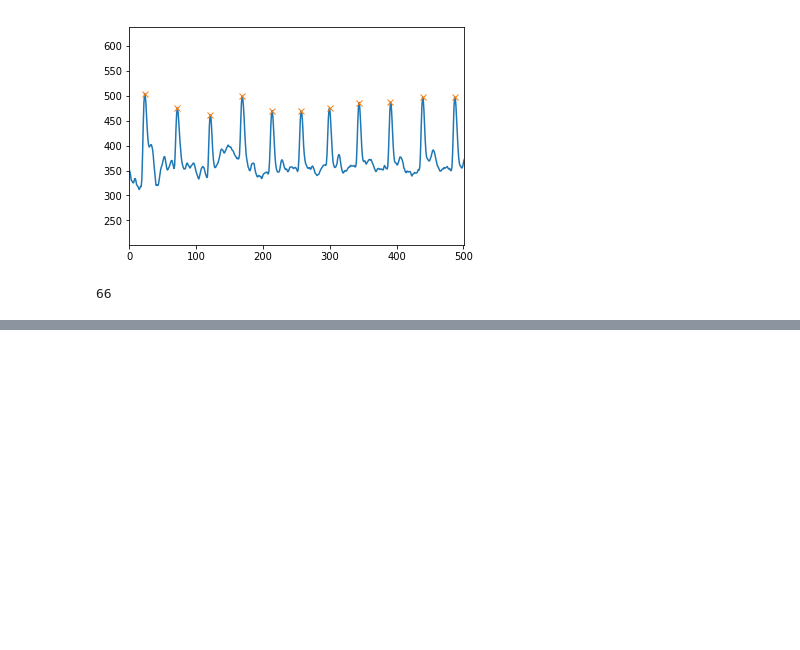
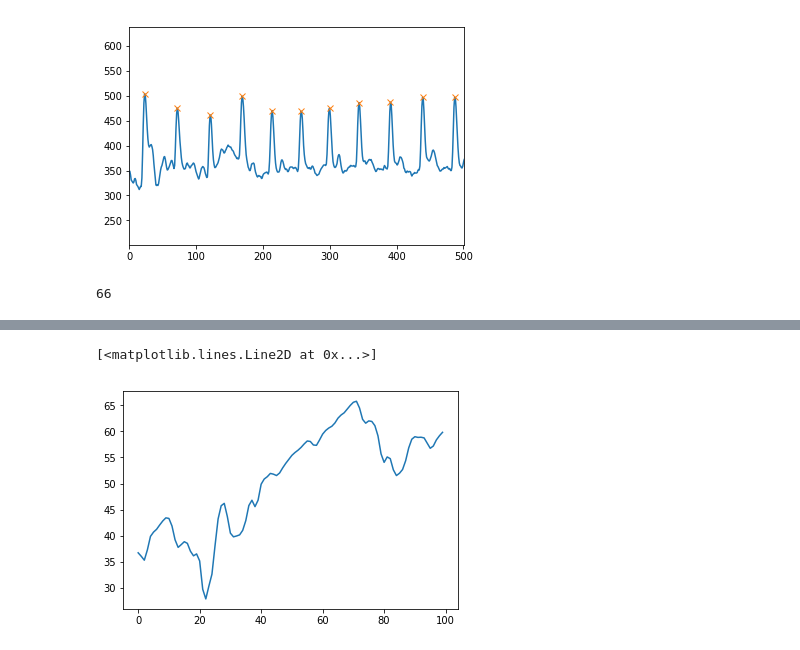
Before and after one commit to shreyaj1212/Cognitive-Fatigue-Predictor, a Jupyter notebook: Analysis.ipynb, the cells around one changed output, grey strips where cells are left out. Drawn from its saved outputs; the diff is of its cells as text; code cells hidden in the pictures; blank space fills up the shorter version.

Commit message:
adding speech recognition

```diff
--- a/Analysis.ipynb
+++ b/Analysis.ipynb
@@ -254,0 +262,16 @@ def write_wav(filename, framerate, amplitude):
+# %%
+# importing data
+Shreya = pm.Sound("Speech/ShreyaJain.wav")
+# %%
+# getting intensity, pitch, formant
+hInt = Shreya.to_intensity()
+hPit = Shreya.to_pitch()
+hForm = Shreya.to_formant_burg()
+# %%
+intensities = []
+for val in hInt.t_grid():
+    intensities.append(hInt.get_value(val))
+plt.plot(intensities[:100])
+# %% [output]
+[<matplotlib.lines.Line2D at 0x...>]
+[figure, added]
```
Also changed, not shown: parts of 45 cells of this notebook, 25 other files.
